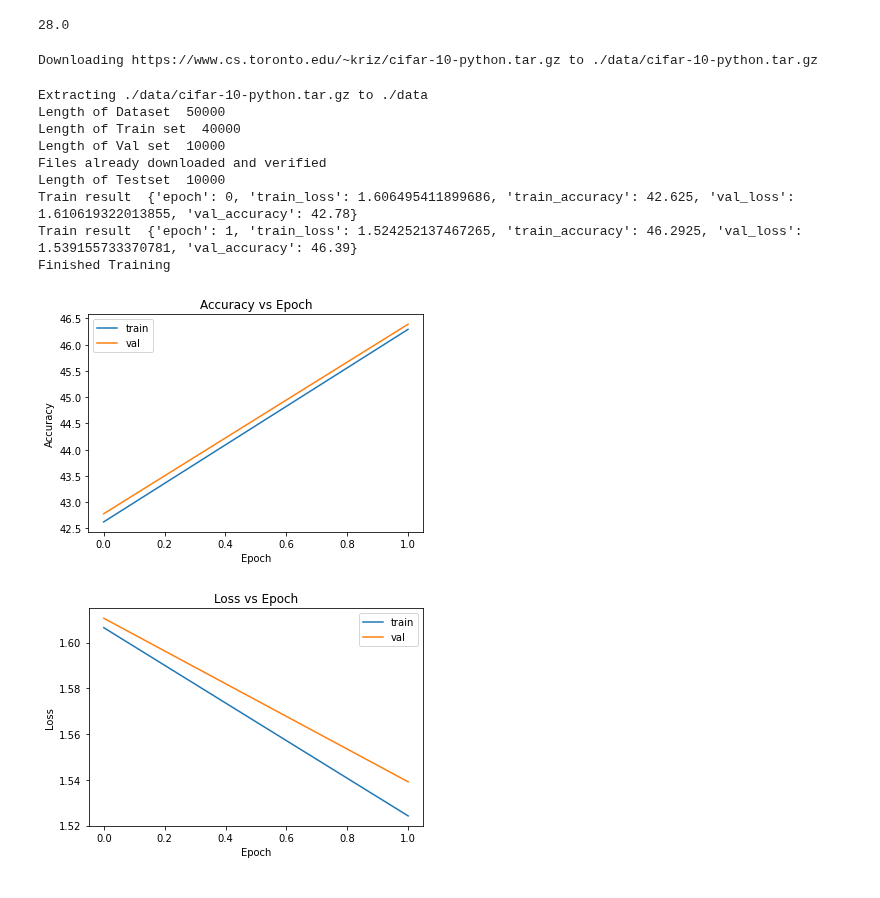
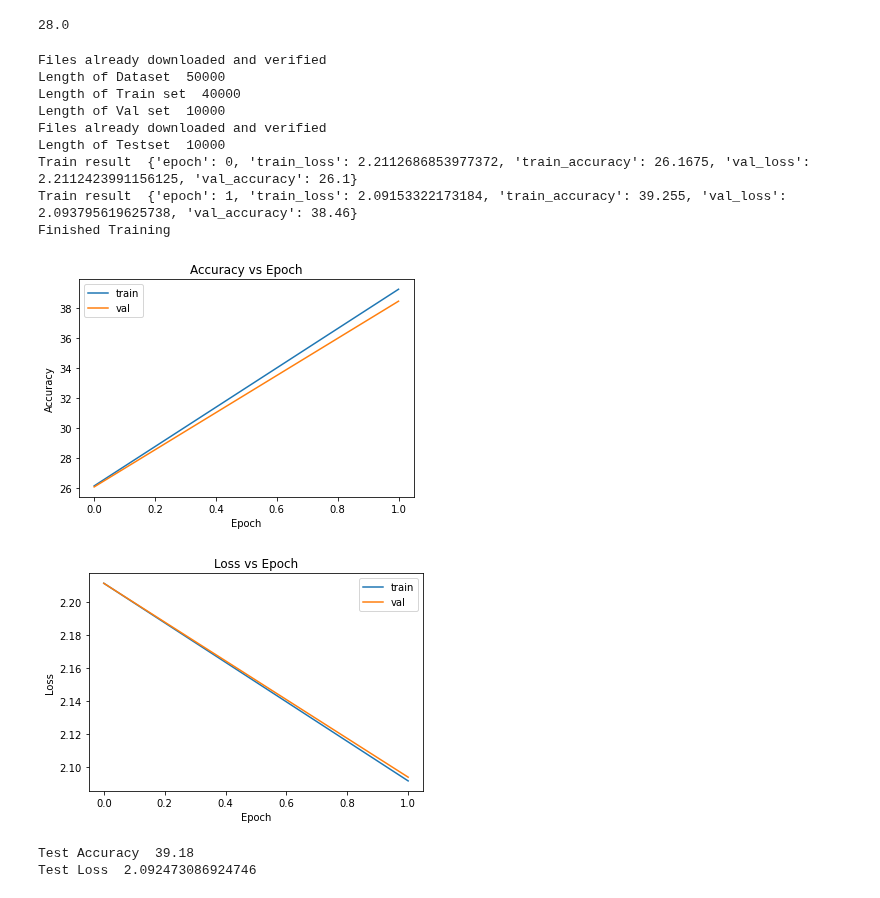
Before and after one commit to poo5zan/deep_learning_fundamentals, a Jupyter notebook: assignment_2/assignment_2.ipynb, the cells around one changed output. Cells and saved outputs as stored; diff of their text form; code cells hidden in the pictures.

```diff
--- a/assignment_2/assignment_2.ipynb
+++ b/assignment_2/assignment_2.ipynb
@@ -228,6 +228,7 @@ class CnnNetwork(NetworkBase):
         self.fc2 = nn.Linear(120, 84)
         self.fc3 = nn.Linear(84, 10)
 
+        self.softmax = nn.Softmax(1)
         self.dropout_2d = nn.Dropout2d()
         self.dropout_1d = nn.Dropout1d()
 
@@ -281,33 +282,37 @@ class CnnNetwork(NetworkBase):
         x = self.fc3(x)
         if self.print_interim_data_shapes:
             print('After fc3, x shape ', x.shape)
-            break_here_i_want_to_see_shapes
+            # break_here_i_want_to_see_shapes
+        x = self.softmax(x)
         return x
 # %%
 
 criterion = nn.CrossEntropyLoss()
 
-pujan_net = CnnNetwork(data_set_name = "cifar_10", batch_size = 4, download_path = "./data",
+cnn_network = CnnNetwork(data_set_name = "cifar_10", batch_size = 15, download_path = "./data",
                      train_data_size = 40000, validation_data_size = 10000, criterion = criterion)
-pujan_net = pujan_net.to(get_device())
+cnn_network = cnn_network.to(get_device())
 
-train_results = pujan_net.train(epoch_number = 2, learning_rate = 0.001, momentum = 0.9, optimizer_name = "sgd")
-pujan_net.plot_loss_and_accuracy_curves()
+train_results = cnn_network.train(epoch_number = 2, learning_rate = 0.001, momentum = 0.9, optimizer_name = "sgd")
+cnn_network.plot_loss_and_accuracy_curves()
 # print(train_results)
-pujan_net.accuracy(pujan_net.testloader)
+test_accuracy, test_loss = cnn_network.get_accuracy_and_loss(cnn_network.testloader)
+print('Test Accuracy ', test_accuracy)
+print('Test Loss ', test_loss)
 # %% [output]
-Downloading https://www.cs.toronto.edu/~kriz/cifar-10-python.tar.gz to ./data/cifar-10-python.tar.gz
+Files already downloaded and verified
+Length of Dataset  50000
+Length of Train set  40000
+Length of Val set  10000
+Files already downloaded and verified
+Length of Testset  10000
+Train result  {'epoch': 0, 'train_loss': 2.2112686853977372, 'train_accuracy': 26.1675, 'val_loss': 2.2112423991156125, 'val_accuracy': 26.1}
+Train result  {'epoch': 1, 'train_loss': 2.09153322173184, 'train_accuracy': 39.255, 'val_loss': 2.093795619625738, 'val_accuracy': 38.46}
+Finished Training
-Extracting ./data/cifar-10-python.tar.gz to ./data
-Length of Dataset  50000
-Length of Train set  40000
-Length of Val set  10000
-Files already downloaded and verified
-Length of Testset  10000
-Train result  {'epoch': 0, 'train_loss': 1.606495411899686, 'train_accuracy': 42.625, 'val_loss': 1.610619322013855, 'val_accuracy': 42.78}
-Train result  {'epoch': 1, 'train_loss': 1.524252137467265, 'train_accuracy': 46.2925, 'val_loss': 1.539155733370781, 'val_accuracy': 46.39}
-Finished Training
-[figure, old version]
+[figure, new version]
-[figure, old version]
+[figure, new version]
+Test Accuracy  39.18
+Test Loss  2.092473086924746
 # %%
 # Experiments
 # Pre processing: Convert into grayscale, since our objective is classification, we don't need  color too,
```
Also changed, not shown: parts of 1 cell of this notebook.
